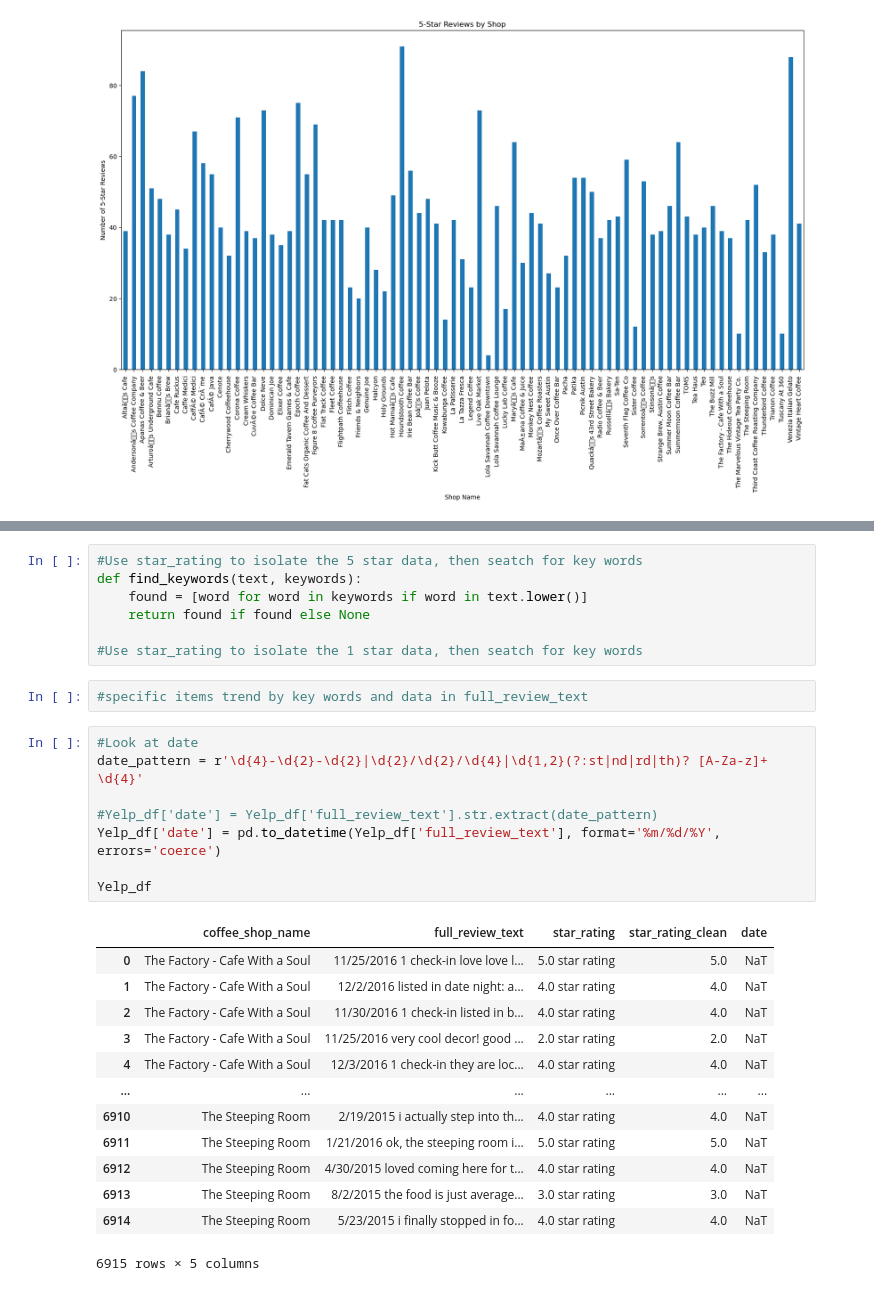
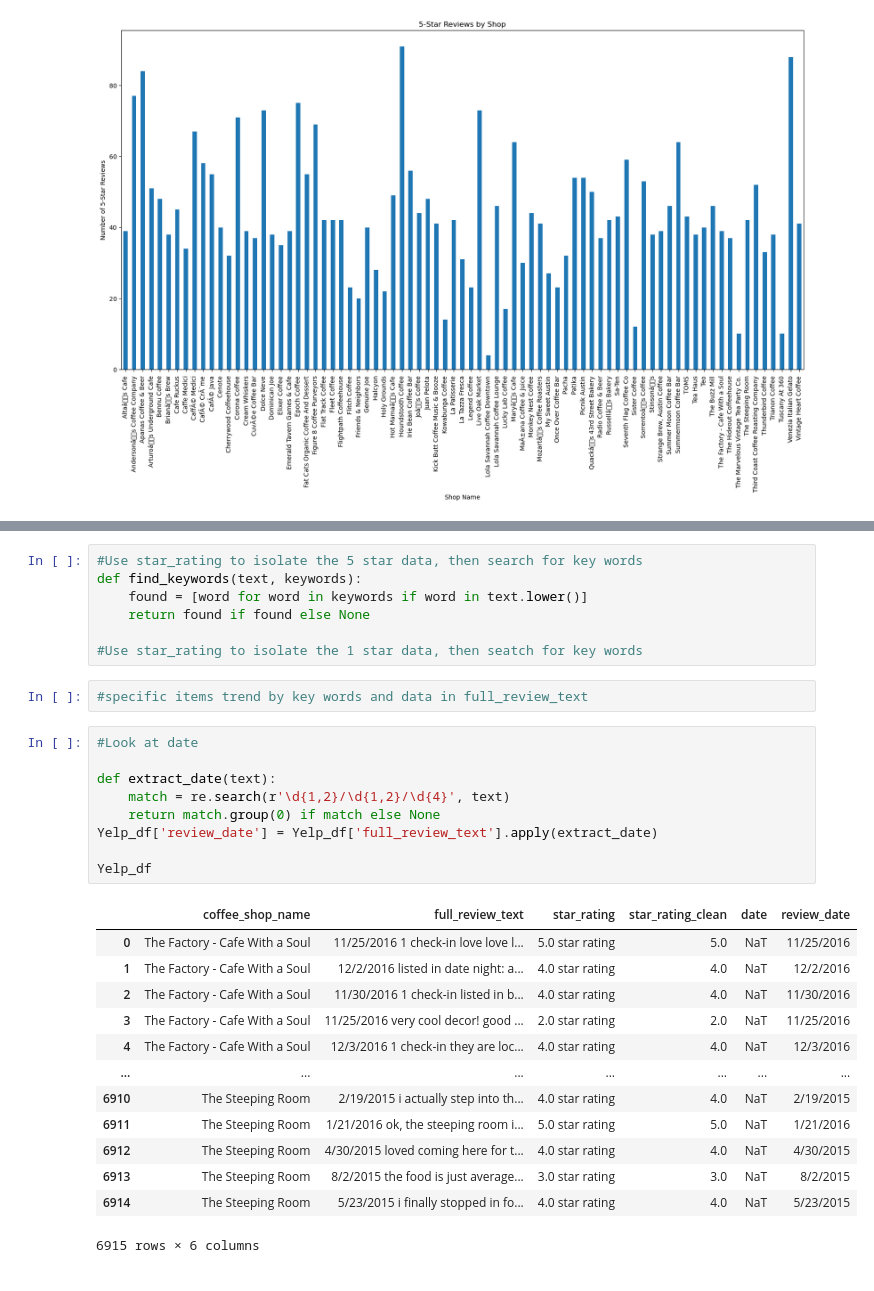
Before and after one commit to lavenya-mohan/Project-Repo-G6_1, a Jupyter notebook: Jade Branch/Jade.ipynb, the cells around one changed output, grey strips where cells are left out. Saved outputs shown, nothing was run; the diff lists cells and outputs as text.

```diff
--- a/Jade Branch/Jade.ipynb
+++ b/Jade Branch/Jade.ipynb
@@ -98,5 +128,5 @@ plt.show()
 # %%
-#Use star_rating to isolate the 5 star data, then seatch for key words
+#Use star_rating to isolate the 5 star data, then search for key words
 def find_keywords(text, keywords):
     found = [word for word in keywords if word in text.lower()]
     return found if found else None
@@ -106,23 +136,24 @@ def find_keywords(text, keywords):
 #specific items trend by key words and data in full_review_text
 # %%
 #Look at date
-date_pattern = r'\d{4}-\d{2}-\d{2}|\d{2}/\d{2}/\d{4}|\d{1,2}(?:st|nd|rd|th)? [A-Za-z]+ \d{4}'
 
-#Yelp_df['date'] = Yelp_df['full_review_text'].str.extract(date_pattern)
-Yelp_df['date'] = pd.to_datetime(Yelp_df['full_review_text'], format='%m/%d/%Y', errors='coerce')
+def extract_date(text):
+    match = re.search(r'\d{1,2}/\d{1,2}/\d{4}', text)
+    return match.group(0) if match else None
+Yelp_df['review_date'] = Yelp_df['full_review_text'].apply(extract_date)
 
 Yelp_df
 # %% [output]
-|  | coffee_shop_name | full_review_text | star_rating | star_rating_clean | date |
-| 0 | The Factory - Cafe With a Soul | 11/25/2016 1 check-in love love l... | 5.0 star rating | 5.0 | NaT |
-| 1 | The Factory - Cafe With a Soul | 12/2/2016 listed in date night: a... | 4.0 star rating | 4.0 | NaT |
-| 2 | The Factory - Cafe With a Soul | 11/30/2016 1 check-in listed in b... | 4.0 star rating | 4.0 | NaT |
-| 3 | The Factory - Cafe With a Soul | 11/25/2016 very cool decor! good ... | 2.0 star rating | 2.0 | NaT |
-| 4 | The Factory - Cafe With a Soul | 12/3/2016 1 check-in they are loc... | 4.0 star rating | 4.0 | NaT |
-| ... | ... | ... | ... | ... | ... |
-| 6910 | The Steeping Room | 2/19/2015 i actually step into th... | 4.0 star rating | 4.0 | NaT |
-| 6911 | The Steeping Room | 1/21/2016 ok, the steeping room i... | 5.0 star rating | 5.0 | NaT |
-| 6912 | The Steeping Room | 4/30/2015 loved coming here for t... | 4.0 star rating | 4.0 | NaT |
-| 6913 | The Steeping Room | 8/2/2015 the food is just average... | 3.0 star rating | 3.0 | NaT |
-| 6914 | The Steeping Room | 5/23/2015 i finally stopped in fo... | 4.0 star rating | 4.0 | NaT |
+|  | coffee_shop_name | full_review_text | star_rating | star_rating_clean | date | review_date |
+| 0 | The Factory - Cafe With a Soul | 11/25/2016 1 check-in love love l... | 5.0 star rating | 5.0 | NaT | 11/25/2016 |
+| 1 | The Factory - Cafe With a Soul | 12/2/2016 listed in date night: a... | 4.0 star rating | 4.0 | NaT | 12/2/2016 |
+| 2 | The Factory - Cafe With a Soul | 11/30/2016 1 check-in listed in b... | 4.0 star rating | 4.0 | NaT | 11/30/2016 |
+| 3 | The Factory - Cafe With a Soul | 11/25/2016 very cool decor! good ... | 2.0 star rating | 2.0 | NaT | 11/25/2016 |
+| 4 | The Factory - Cafe With a Soul | 12/3/2016 1 check-in they are loc... | 4.0 star rating | 4.0 | NaT | 12/3/2016 |
+| ... | ... | ... | ... | ... | ... | ... |
+| 6910 | The Steeping Room | 2/19/2015 i actually step into th... | 4.0 star rating | 4.0 | NaT | 2/19/2015 |
+| 6911 | The Steeping Room | 1/21/2016 ok, the steeping room i... | 5.0 star rating | 5.0 | NaT | 1/21/2016 |
+| 6912 | The Steeping Room | 4/30/2015 loved coming here for t... | 4.0 star rating | 4.0 | NaT | 4/30/2015 |
+| 6913 | The Steeping Room | 8/2/2015 the food is just average... | 3.0 star rating | 3.0 | NaT | 8/2/2015 |
+| 6914 | The Steeping Room | 5/23/2015 i finally stopped in fo... | 4.0 star rating | 4.0 | NaT | 5/23/2015 |
-6915 rows × 5 columns
+6915 rows × 6 columns
```
Also changed, not shown: parts of 7 cells of this notebook.
